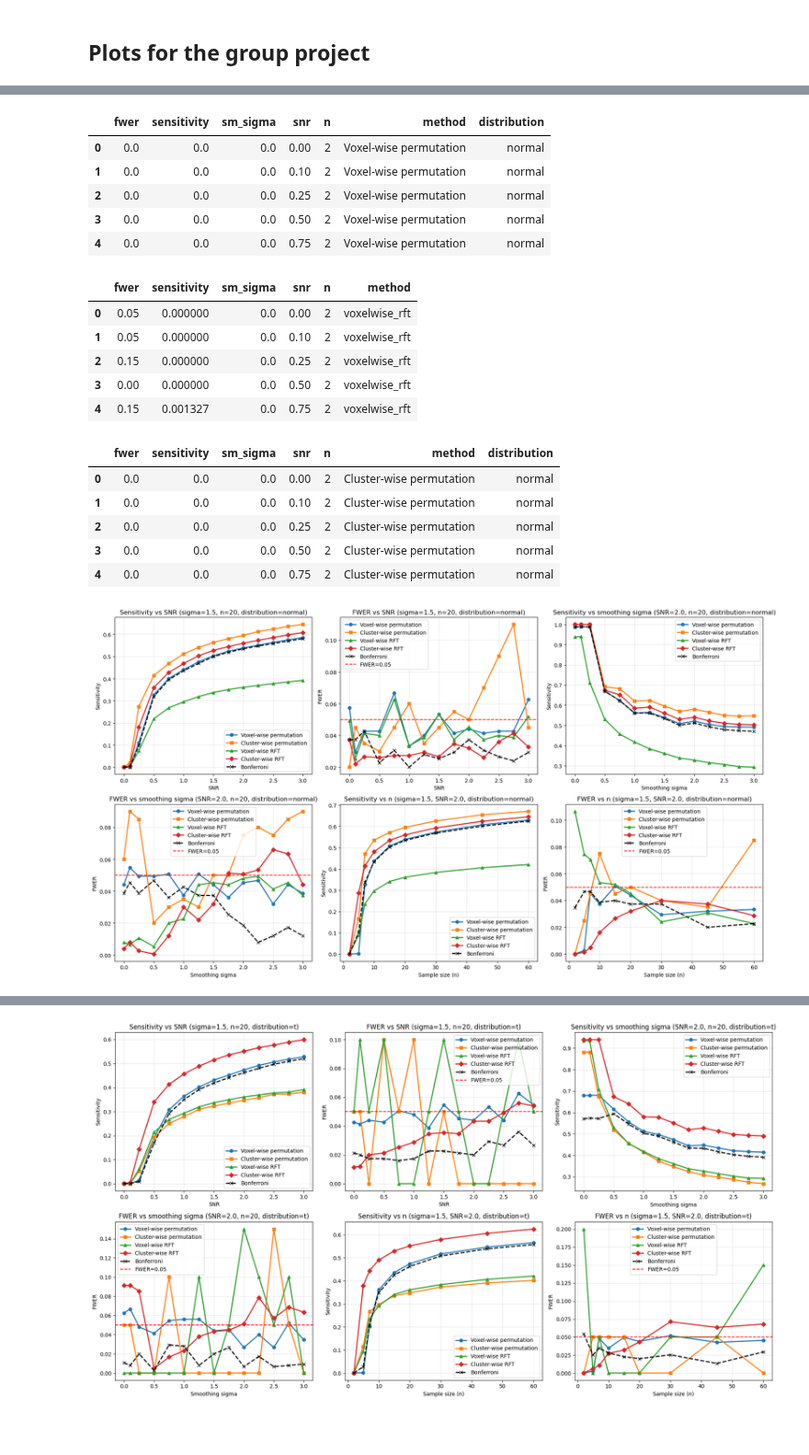
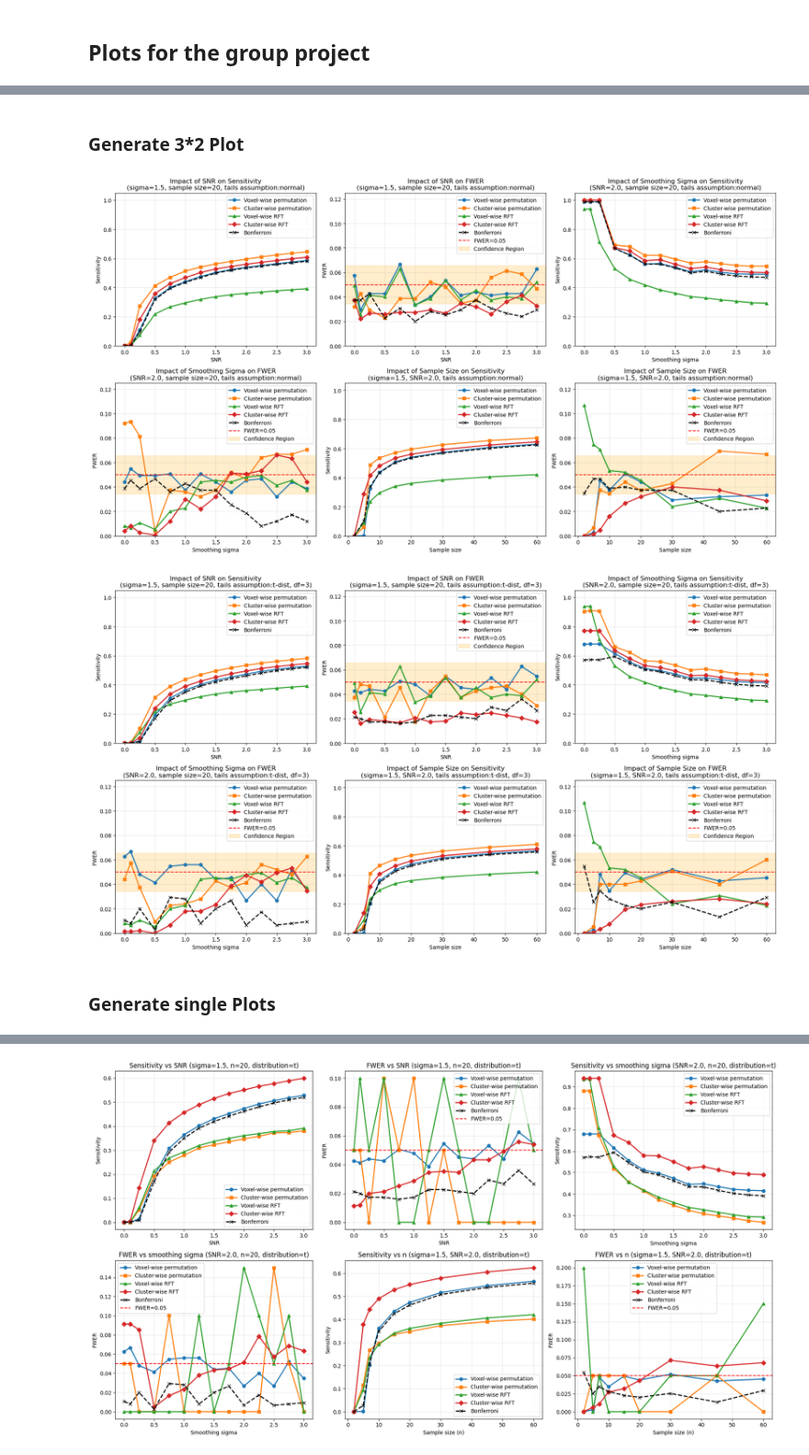
Before and after one commit to lt22412/group_project, a Jupyter notebook: Vlads Plot/group_plots.ipynb, the cells around one changed output, grey strips where cells are left out. Shown at 92% size. Drawn from its saved outputs; the diff is of its cells as text; code cells hidden in the pictures; blank space fills up the shorter version.

```diff
--- a/Vlads Plot/group_plots.ipynb
+++ b/Vlads Plot/group_plots.ipynb
@@ -12,8 +17,8 @@ cv_prm_df_n = pd.read_csv("datasets/cv_prm_n.csv")
 vv_prm_df_t = pd.read_csv("datasets/vv_prm_t.csv")
 vv_prm_df_n = pd.read_csv("datasets/vv_prm_n.csv")
 
-cv_rft_df_t = pd.read_csv("datasets/cv_rft_t.csv")
-cv_rft_df_n = pd.read_csv("datasets/cv_rft_n.csv")
+cv_rft_df_t = pd.read_csv("datasets/cv_rft_t_3.8.csv")
+cv_rft_df_n = pd.read_csv("datasets/cv_rft_n_3.8.csv")
 
 vv_rft_df_t = pd.read_csv("datasets/vv_rft_t.csv")
 vv_rft_df_n = pd.read_csv("datasets/vv_rft_n.csv")
@@ -70,29 +70,0 @@ cv_rft_df_n.head()
-# %%
-vv_prm_df_n.head()
-# %% [output]
-|  | fwer | sensitivity | sm_sigma | snr | n | method | distribution |
-| 0 | 0.0 | 0.0 | 0.0 | 0.00 | 2 | Voxel-wise permutation | normal |
-| 1 | 0.0 | 0.0 | 0.0 | 0.10 | 2 | Voxel-wise permutation | normal |
-| 2 | 0.0 | 0.0 | 0.0 | 0.25 | 2 | Voxel-wise permutation | normal |
-| 3 | 0.0 | 0.0 | 0.0 | 0.50 | 2 | Voxel-wise permutation | normal |
-| 4 | 0.0 | 0.0 | 0.0 | 0.75 | 2 | Voxel-wise permutation | normal |
-# %%
-vv_rft_df_n.head()
-# %% [output]
-|  | fwer | sensitivity | sm_sigma | snr | n | method |
-| 0 | 0.05 | 0.000000 | 0.0 | 0.00 | 2 | voxelwise_rft |
-| 1 | 0.05 | 0.000000 | 0.0 | 0.10 | 2 | voxelwise_rft |
-| 2 | 0.15 | 0.000000 | 0.0 | 0.25 | 2 | voxelwise_rft |
-| 3 | 0.00 | 0.000000 | 0.0 | 0.50 | 2 | voxelwise_rft |
-| 4 | 0.15 | 0.001327 | 0.0 | 0.75 | 2 | voxelwise_rft |
-# %%
-final_metrics_df_t = pd.concat([cv_prm_df_t, vv_prm_df_t, vv_rft_df_t, cv_rft_df_t, bonferroni_df_t], ignore_index=True)
-final_metrics_df_n = pd.concat([cv_prm_df_n, vv_prm_df_n, vv_rft_df_n, cv_rft_df_n, bonferroni_df_n], ignore_index=True)
-final_metrics_df_n.head()
-# %% [output]
-|  | fwer | sensitivity | sm_sigma | snr | n | method | distribution |
-| 0 | 0.0 | 0.0 | 0.0 | 0.00 | 2 | Cluster-wise permutation | normal |
-| 1 | 0.0 | 0.0 | 0.0 | 0.10 | 2 | Cluster-wise permutation | normal |
-| 2 | 0.0 | 0.0 | 0.0 | 0.25 | 2 | Cluster-wise permutation | normal |
-| 3 | 0.0 | 0.0 | 0.0 | 0.50 | 2 | Cluster-wise permutation | normal |
-| 4 | 0.0 | 0.0 | 0.0 | 0.75 | 2 | Cluster-wise permutation | normal |
@@ -103,9 +71,25 @@ n_values = [2,5,7,10,15,20,30,45,60]
+# %% [markdown]
+### Generate 3*2 Plot
 # %%
 import importlib
 import plotters as pl
 importlib.reload(pl)
 
-pl.plot_all_method_curves(final_metrics_df_n, sigma=1.5, snr_val=2.0, n_val=20)
+test_snrs =     [0, 0.1, 0.25, 0.5, 0.75, 1.0, 1.25, 1.5, 1.75, 2.0, 2.25, 2.5, 2.75, 3.0]
+test_sigmas =   [0, 0.1, 0.25, 0.5, 0.75, 1.0, 1.25, 1.5, 1.75, 2.0, 2.25, 2.5, 2.75, 3.0]
+n_values = [2,5,7,10,15,20,30,45,60]
+
+# Calculate CI region for the plots
+fwer = 0.05
+z_score = 1.96
+n_sim = 750
+CI_region = z_score * (0.05 * (1 - 0.05) / n_sim) **0.5
+
+pl.plot_all_method_curves(final_metrics_df_n, sigma=1.5, snr_val=2.0, n_val=20, CI_region=CI_region)
+pl.plot_all_method_curves(final_metrics_df_t, sigma=1.5, snr_val=2.0, n_val=20, CI_region=CI_region)
 # %% [output]
-[figure, old version]
+[figure, new version]
+[figure, added]
+# %% [markdown]
+### Generate single Plots
 # %%
```
Also changed, not shown: parts of 8 cells of this notebook, 25 other files.
